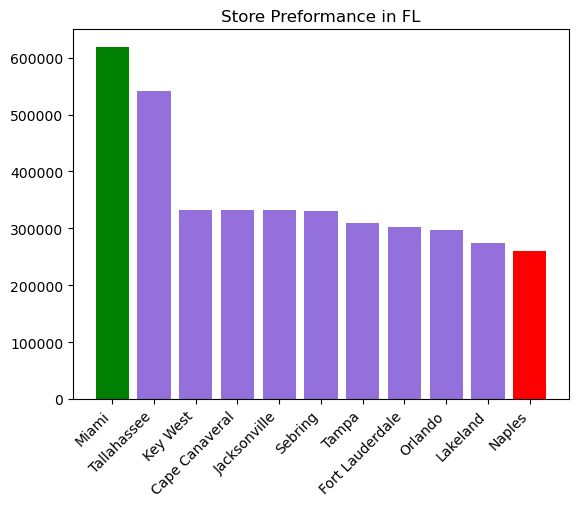
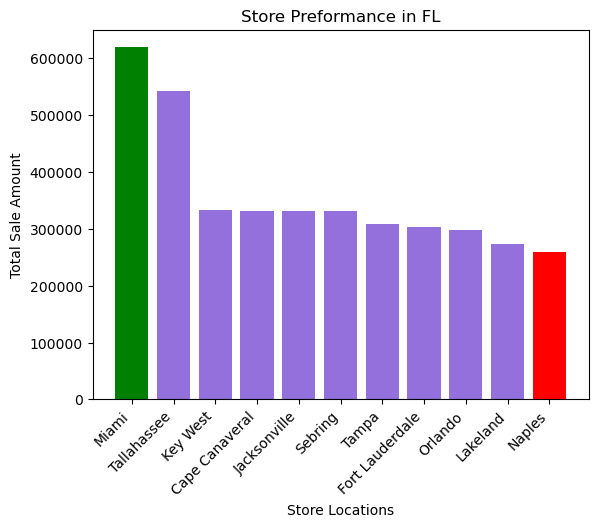
Unified diff of the notebook cell whose output changed from the first chart to the second:
--- before
+++ after
@@ -7,4 +7,7 @@
                                                                           for v in FloridaPerf['Sale Amount'] ]) # to change color of bar to show
                                                                                                                 # highest and lowest store
+plt.xlabel('Store Locations')
+plt.ylabel('Total Sale Amount')
 plt.xticks(rotation=45, ha='right', fontsize=10) # make store names easy to read
 plt.show()
+plt.savefig('Store Preformace in FL.png')

Commit: finished capstone questions